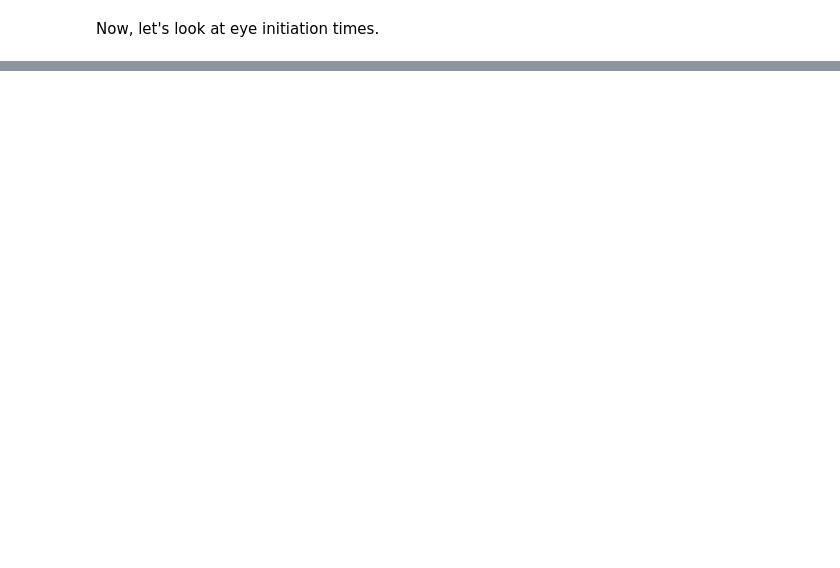
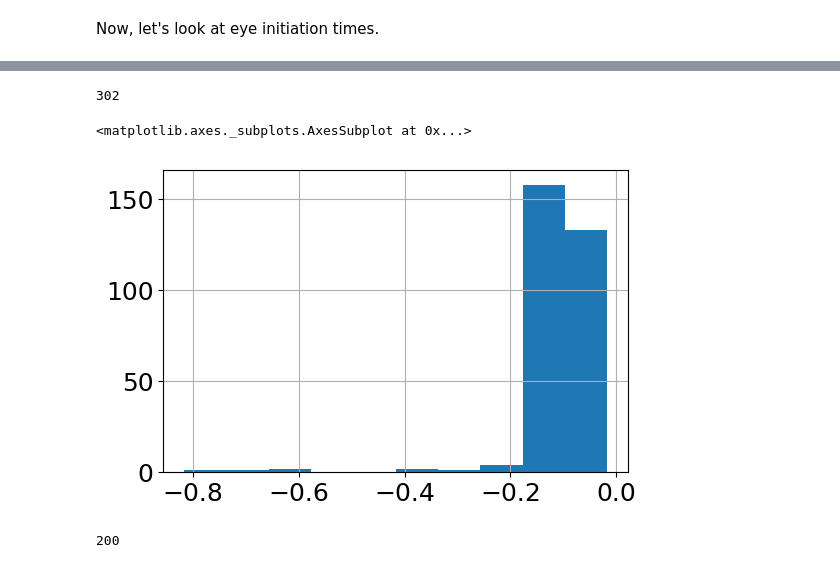
Before and after one commit to cherepaha/eyehandrdk, a Jupyter notebook: analysis_log.ipynb, the cells around one changed output, grey strips where cells are left out. Drawn from its saved outputs; the diff is of its cells as text; code cells hidden in the pictures; blank space fills up the shorter version.

```diff
--- a/analysis_log.ipynb
+++ b/analysis_log.ipynb
@@ -206,0 +245,23 @@ AttributeError: 'DataFrame' object has no attribute 'ID_lag'
+# %%
+eye_v_threshold = 200
+
+def get_stim_eye_IT(stim_traj):
+    t = stim_traj.timestamp.values
+    v = stim_traj.eye_v.values
+
+    idx = np.where(v<eye_v_threshold)[0][-1] if len(v[v<eye_v_threshold]) else 0
+    return (t[idx] - t.max())
+
+choices['stim_eye_IT'] = stim_viewing.groupby(level=index).apply(get_stim_eye_IT)
+# %%
+print(len(choices[choices.stim_eye_IT<0]))
+choices[choices.stim_eye_IT<0].stim_eye_IT.hist()
+# %% [output]
+302
+<matplotlib.axes._subplots.AxesSubplot at 0x...>
+[figure, added]
+# %%
+choices_tmp = choices[(choices.stim_eye_IT==0) & (choices.eye_IT==0)]
+print(len(choices_tmp))
+# %% [output]
+200
```
Also changed, not shown: parts of 19 cells of this notebook, 2 other files.
